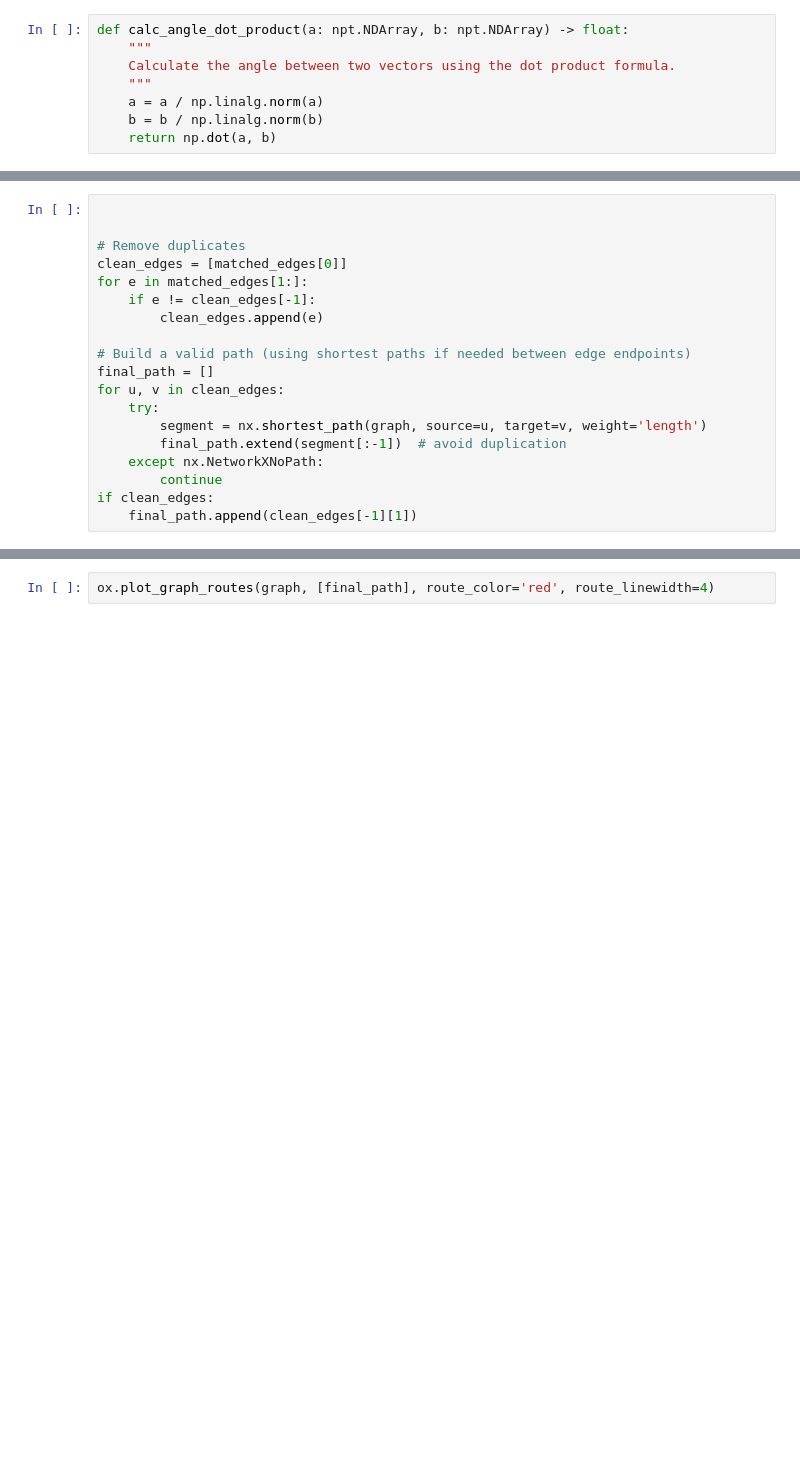
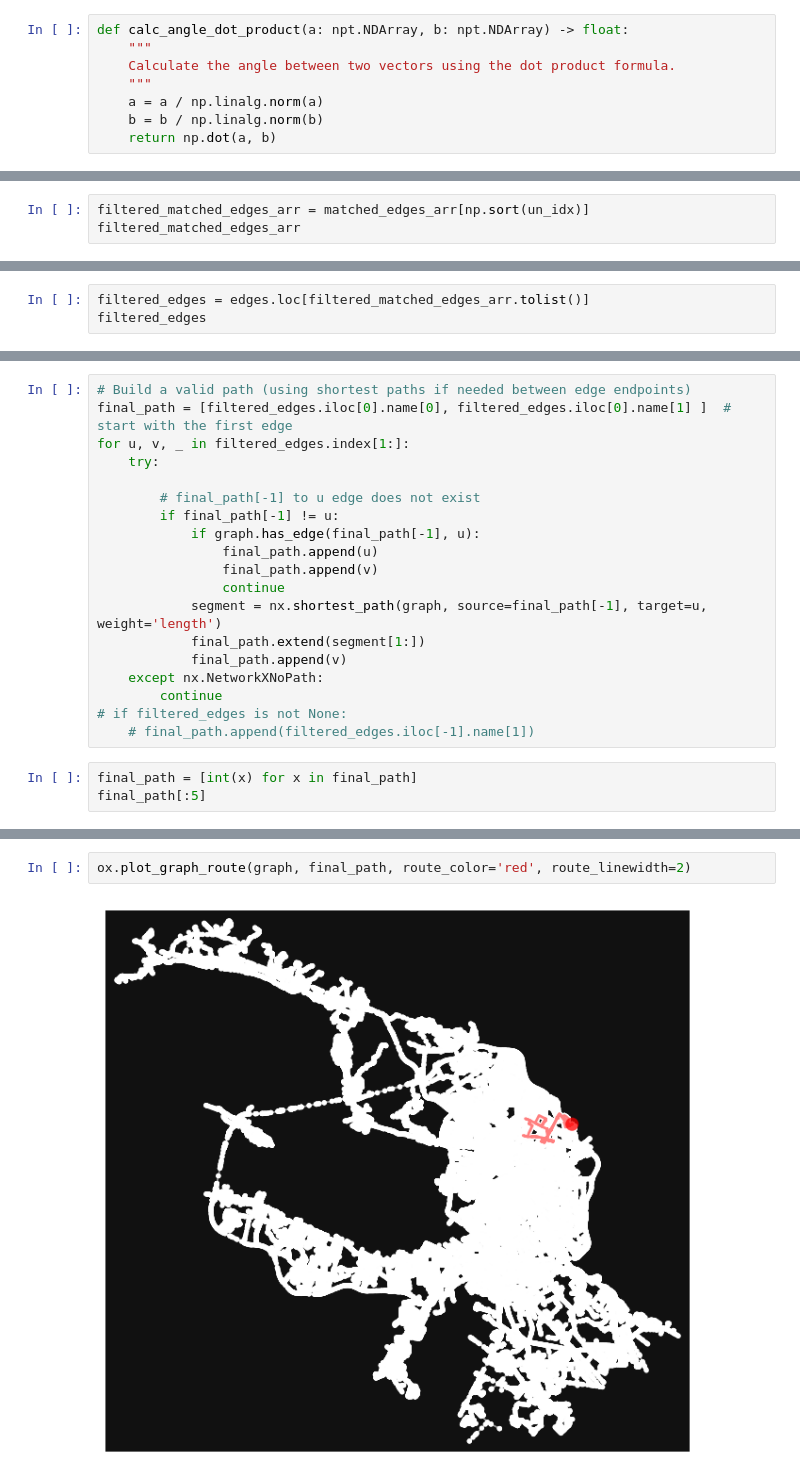
Before and after one commit to nikita03565/Urban-Transit-Network-Analysis, a Jupyter notebook: mess1.ipynb, the cells around one changed output, grey strips where cells are left out. Saved outputs shown, nothing was run; the diff lists cells and outputs as text; blank space fills up the shorter version.

Commit message:
mapping routes

```diff
--- a/mess1.ipynb
+++ b/mess1.ipynb
@@ -186,0 +171,3 @@ for i in range(len(example_route) - 1):
+# %%
+filtered_matched_edges_arr = matched_edges_arr[np.sort(un_idx)]
+filtered_matched_edges_arr
@@ -186,0 +232,3 @@ for i in range(len(example_route) - 1):
+# %%
+filtered_edges = edges.loc[filtered_matched_edges_arr.tolist()]
+filtered_edges
@@ -187,19 +250,22 @@ for i in range(len(example_route) - 1):
 # %%
+# Build a valid path (using shortest paths if needed between edge endpoints)
+final_path = [filtered_edges.iloc[0].name[0], filtered_edges.iloc[0].name[1] ]  # start with the first edge
+for u, v, _ in filtered_edges.index[1:]:
+    try:
 
-
-# Remove duplicates
-clean_edges = [matched_edges[0]]
-for e in matched_edges[1:]:
-    if e != clean_edges[-1]:
-        clean_edges.append(e)
-
-# Build a valid path (using shortest paths if needed between edge endpoints)
-final_path = []
-for u, v in clean_edges:
-    try:
-        segment = nx.shortest_path(graph, source=u, target=v, weight='length')
-        final_path.extend(segment[:-1])  # avoid duplication
+        # final_path[-1] to u edge does not exist
+        if final_path[-1] != u:
+            if graph.has_edge(final_path[-1], u):
+                final_path.append(u)
+                final_path.append(v)
+                continue
+            segment = nx.shortest_path(graph, source=final_path[-1], target=u, weight='length')
+            final_path.extend(segment[1:])
+            final_path.append(v)
     except nx.NetworkXNoPath:
         continue
-if clean_edges:
-    final_path.append(clean_edges[-1][1])
+# if filtered_edges is not None:
+    # final_path.append(filtered_edges.iloc[-1].name[1])
+# %%
+final_path = [int(x) for x in final_path]
+final_path[:5]
@@ -206,2 +298,4 @@ if clean_edges:
 # %%
-ox.plot_graph_routes(graph, [final_path], route_color='red', route_linewidth=4)
+ox.plot_graph_route(graph, final_path, route_color='red', route_linewidth=2)
+# %% [output]
+[figure, added]
```
Also changed, not shown: parts of 20 cells of this notebook.
